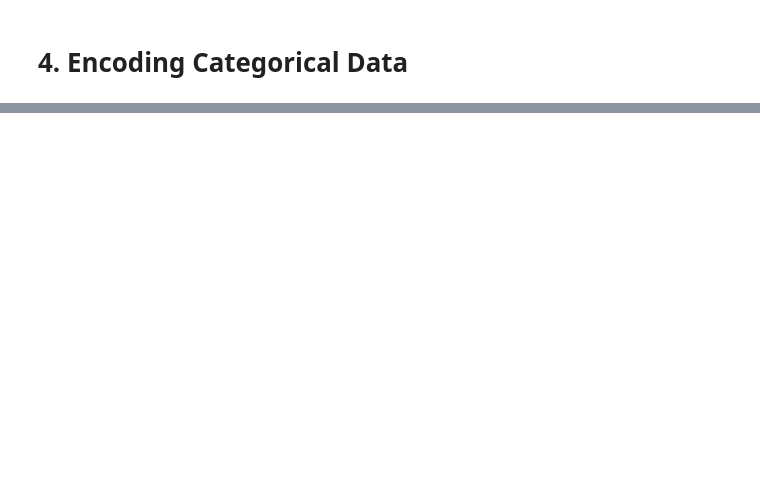
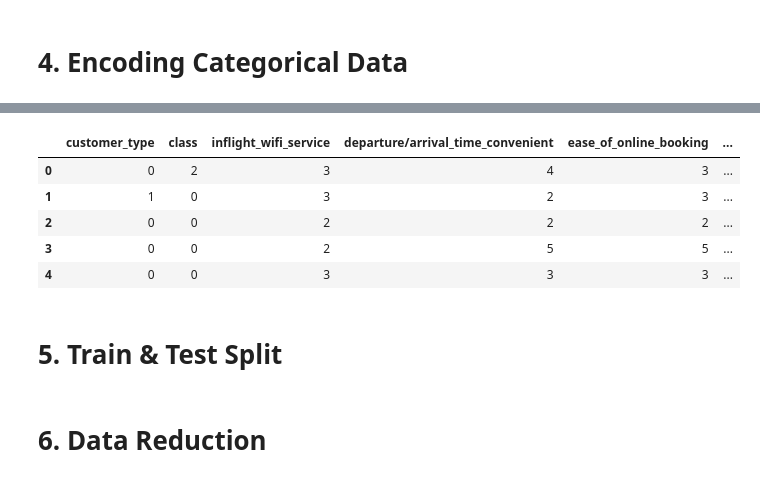
Before and after one commit to ViniciusHolanda001/AirlinePassengersSatisfaction, a Jupyter notebook: src/main.ipynb, the cells around one changed output, grey strips where cells are left out. Saved outputs shown, nothing was run; the diff lists cells and outputs as text; code cells hidden in the pictures; blank space fills up the shorter version.

```diff
--- a/src/main.ipynb
+++ b/src/main.ipynb
@@ -311,0 +335,3 @@ encoding_cols
+# %%
+df_encoder['class'] = df_encoder.iloc[:, 1].apply(lambda cl: cl.replace(' ', '_'))
+df_encoder.iloc[:, 1].unique()
@@ -312,5 +340,5 @@ encoding_cols
 # %%
 le = LabelEncoder()
-he = OneHotEncoder()
 df_encoder['customer_type'] = le.fit_transform(df_encoder['customer_type'])
 df_encoder['satisfaction'] = le.fit_transform(df_encoder['satisfaction'])
+df_encoder['class'] = le.fit_transform(df_encoder['class'])
@@ -316,0 +349,11 @@ df_encoder['satisfaction'] = le.fit_transform(df_encoder['satisfaction'])
+# %%
+df_encoder.head()
+# %% [output]
+|  | customer_type | class | inflight_wifi_service | departure/arrival_time_convenient | ease_of_online_booking | ... |
+| 0 | 0 | 2 | 3 | 4 | 3 | ... |
+| 1 | 1 | 0 | 3 | 2 | 3 | ... |
+| 2 | 0 | 0 | 2 | 2 | 2 | ... |
+| 3 | 0 | 0 | 2 | 5 | 5 | ... |
+| 4 | 0 | 0 | 3 | 3 | 3 | ... |
+# %% [markdown]
+# 5. Train & Test Split
@@ -316,0 +368,2 @@ df_encoder['satisfaction'] = le.fit_transform(df_encoder['satisfaction'])
+# %% [markdown]
+# 6. Data Reduction
```
Also changed, not shown: parts of 21 cells of this notebook.
